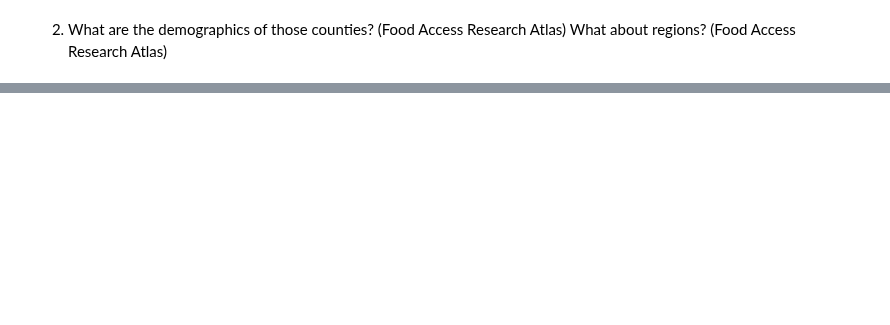
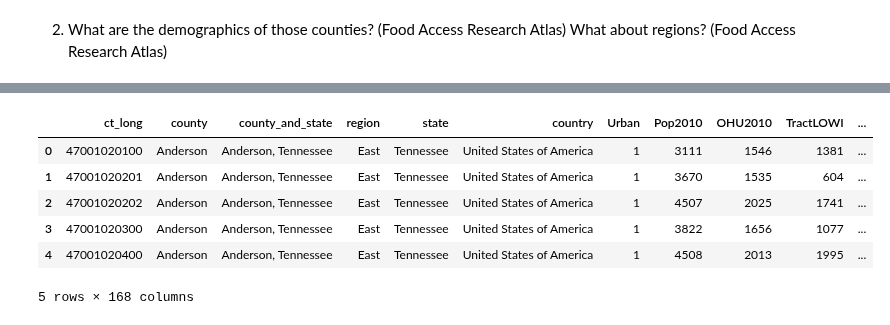
Before and after one commit to marthahunter/food-access, a Jupyter notebook: notebooks/4 - analysis.ipynb, the cells around one changed output, grey strips where cells are left out. Saved outputs shown, nothing was run; the diff lists cells and outputs as text; code cells hidden in the pictures; blank space fills up the shorter version.

```diff
--- a/notebooks/4 - analysis.ipynb
+++ b/notebooks/4 - analysis.ipynb
@@ -99,3 +178,19 @@ tn_food_access_df['pct_aian'] = round((tn_food_access_df['TractAIAN']/tn_food_ac
 tn_food_access_df['pct_o_multir'] = round((tn_food_access_df['TractOMultir']/tn_food_access_df['Pop2010']*100),2)
 tn_food_access_df['pct_hispanic'] = round((tn_food_access_df['TractHispanic']/tn_food_access_df['Pop2010']*100),2)
 tn_food_access_df['pct_no_vehicle'] = round((tn_food_access_df['TractHUNV']/tn_food_access_df['OHU2010']*100),2)
+tn_food_access_df['pct_lapop1_10'] = round((tn_food_access_df['LAPOP1_10']/tn_food_access_df['Pop2010']*100),2)
+tn_food_access_df['pct_lapop05_10'] = round((tn_food_access_df['LAPOP05_10']/tn_food_access_df['Pop2010']*100),2)
+tn_food_access_df['pct_lapop1_20'] = round((tn_food_access_df['LAPOP1_20']/tn_food_access_df['Pop2010']*100),2)
+tn_food_access_df['pct_lalowi1_10'] = round((tn_food_access_df['LALOWI1_10']/tn_food_access_df['Pop2010']*100),2)
+tn_food_access_df['pct_lalowi05_10'] = round((tn_food_access_df['LALOWI05_10']/tn_food_access_df['Pop2010']*100),2)
+tn_food_access_df['pct_lalowi1_20'] = round((tn_food_access_df['LALOWI1_20']/tn_food_access_df['Pop2010']*100),2)
+# %%
+tn_food_access_df.head()
+# %% [output]
+|  | ct_long | county | county_and_state | region | state | country | Urban | Pop2010 | OHU2010 | TractLOWI | ... |
+| 0 | 47001020100 | Anderson | Anderson, Tennessee | East | Tennessee | United States of America | 1 | 3111 | 1546 | 1381 | ... |
+| 1 | 47001020201 | Anderson | Anderson, Tennessee | East | Tennessee | United States of America | 1 | 3670 | 1535 | 604 | ... |
+| 2 | 47001020202 | Anderson | Anderson, Tennessee | East | Tennessee | United States of America | 1 | 4507 | 2025 | 1741 | ... |
+| 3 | 47001020300 | Anderson | Anderson, Tennessee | East | Tennessee | United States of America | 1 | 3822 | 1656 | 1077 | ... |
+| 4 | 47001020400 | Anderson | Anderson, Tennessee | East | Tennessee | United States of America | 1 | 4508 | 2013 | 1995 | ... |
+5 rows × 168 columns
```
Also changed, not shown: parts of 18 cells of this notebook, 1 other file.
